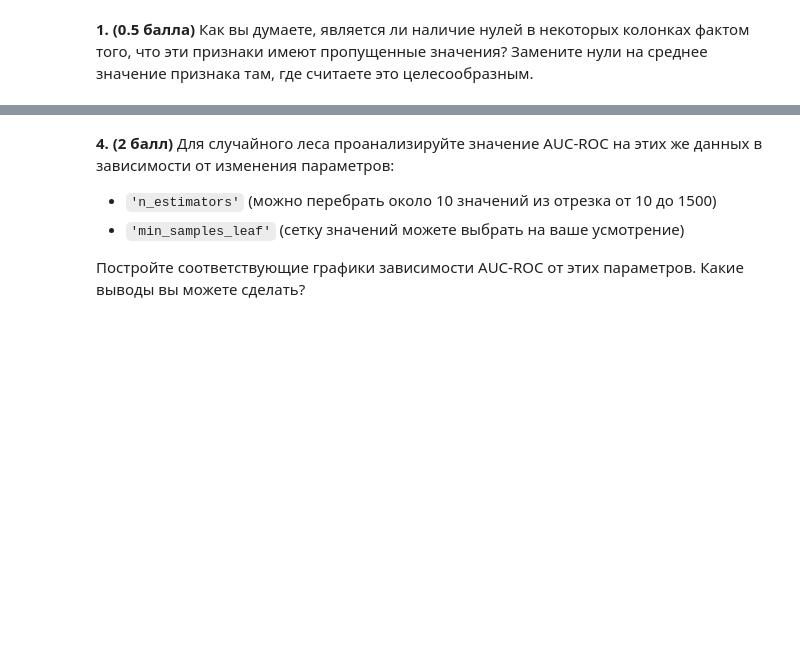
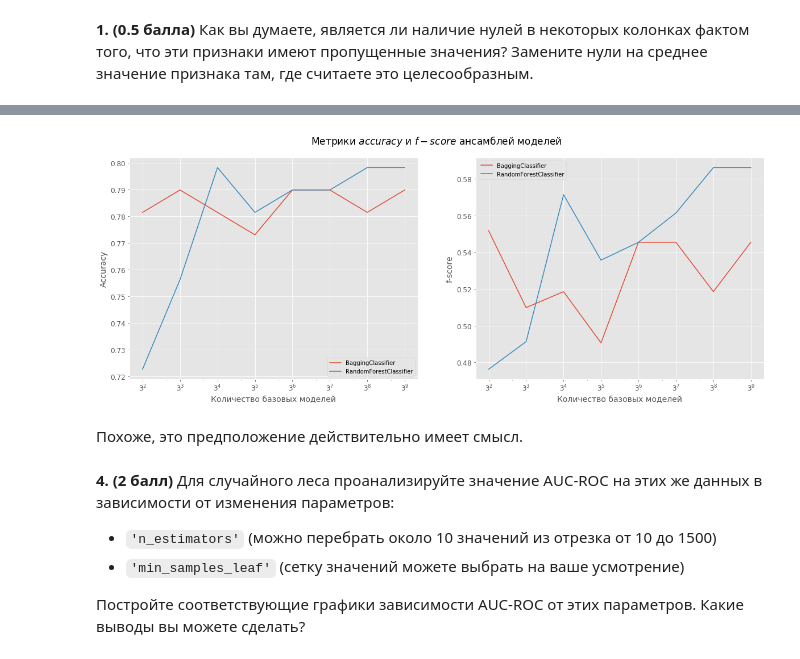
Before and after one commit to MaslikovEgor/hse-minor, a Jupyter notebook: 2nd semester/HW-4/HW-4.ipynb, the cells around one changed output, grey strips where cells are left out. Drawn from its saved outputs; the diff is of its cells as text; code cells hidden in the pictures; blank space fills up the shorter version.

```diff
--- a/2nd semester/HW-4/HW-4.ipynb
+++ b/2nd semester/HW-4/HW-4.ipynb
@@ -297,0 +363,2 @@ from sklearn.metrics import accuracy_score, precision_score, recall_score
+# %%
+X_train, X_test, y_train, y_test = train_test_split(data.drop('Outcome', axis = 1), data['Outcome'], test_size=0.3, random_state=13)
@@ -298,3 +403,50 @@ from sklearn.metrics import accuracy_score, precision_score, recall_score
+# %%
+np.random.seed(100500)
+
+bag_ac = []
+for_ac = []
+bag_f = []
+for_f = []
+n_es = 3 ** np.arange(2, 10)
+
+for i in n_es:
+    bagging = BaggingClassifier(n_estimators = i, base_estimator = DecisionTreeClassifier())
+    forest = RandomForestClassifier(n_estimators = i)
+    bagging.fit(X_train, y_train)
+    forest.fit(X_train, y_train)
+
+    bag_predict = bagging.predict(X_test)
+    for_predict = forest.predict(X_test)
+
+    bag_ac.append(accuracy_score(y_test, bag_predict))
+    for_ac.append(accuracy_score(y_test, for_predict))
+
+    bag_f.append(f1_score(y_test, bag_predict))
+    for_f.append(f1_score(y_test, for_predict))
+# %%
+fig, ax = plt.subplots(1, 2, figsize = (20, 7))
+plt.suptitle('Метрики $accuracy$ и $f-score$ ансамблей моделей', size=17)
+
+
+sns.lineplot(n_es, bag_ac, label = 'BaggingClassifier', ax = ax[0])
+sns.lineplot(n_es, for_ac, label = 'RandomForestClassifier', ax = ax[0])
+
+sns.lineplot(n_es, bag_f, label = 'BaggingClassifier', ax = ax[1])
+sns.lineplot(n_es, for_f, label = 'RandomForestClassifier', ax = ax[1])
+
+ax[0].set_xlabel('Количество базовых моделей')
+ax[1].set_xlabel('Количество базовых моделей')
+ax[0].set_ylabel('Accuracy')
+ax[1].set_ylabel('f-score')
+
+ax[0].set_xscale("log", basex = 3)
+ax[1].set_xscale("log", basex = 3)
+fig.subplots_adjust(top=0.9)
+plt.show()
+# %% [output]
+[figure, added]
+# %% [markdown]
+Похоже, это предположение действительно имеет смысл.
 # %% [markdown]
 **4. (2 балл)** Для случайного леса проанализируйте значение AUC-ROC на этих же данных в зависимости от изменения параметров:
 * `'n_estimators'` (можно перебрать около 10 значений из отрезка от 10 до 1500)
```
Also changed, not shown: parts of 30 cells of this notebook.
